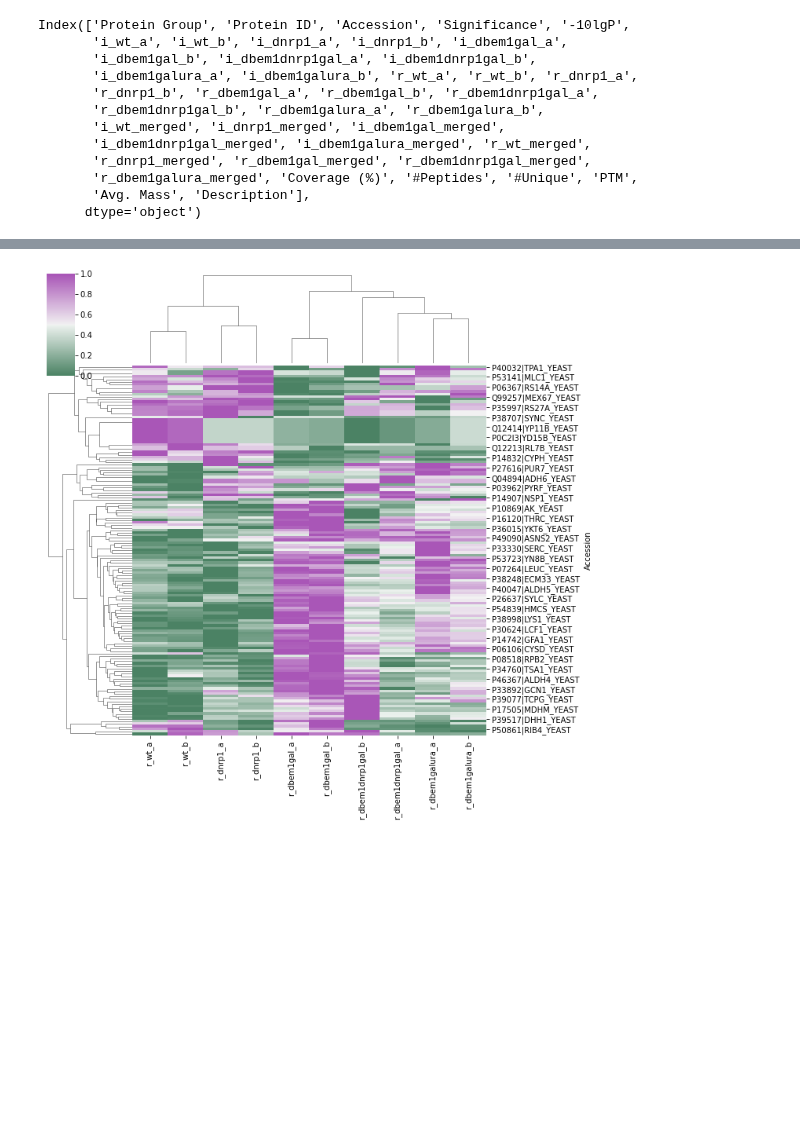
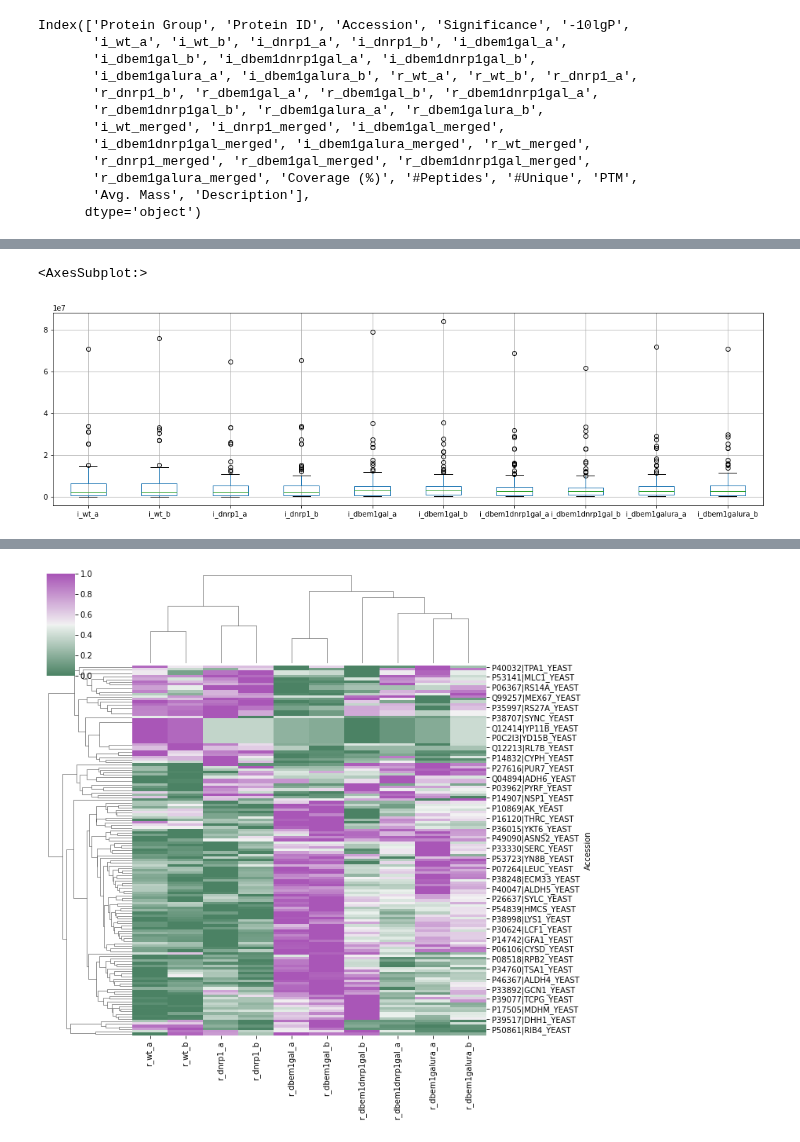
Before and after one commit to leilaicruz/mass-spec-analysis, a Jupyter notebook: notebooks/data-viz.ipynb, the cells around one changed output, grey strips where cells are left out. Cells and saved outputs as stored; diff of their text form; code cells hidden in the pictures; blank space fills up the shorter version.

```diff
--- a/notebooks/data-viz.ipynb
+++ b/notebooks/data-viz.ipynb
@@ -105,0 +108,7 @@ data2cluster_merged.head()
+# %%
+# boxplot of the intensities
+
+data_subset_diff.boxplot(figsize=(18,5))
+# %% [output]
+<AxesSubplot:>
+[figure, added]
```
Also changed, not shown: parts of 19 cells of this notebook.
